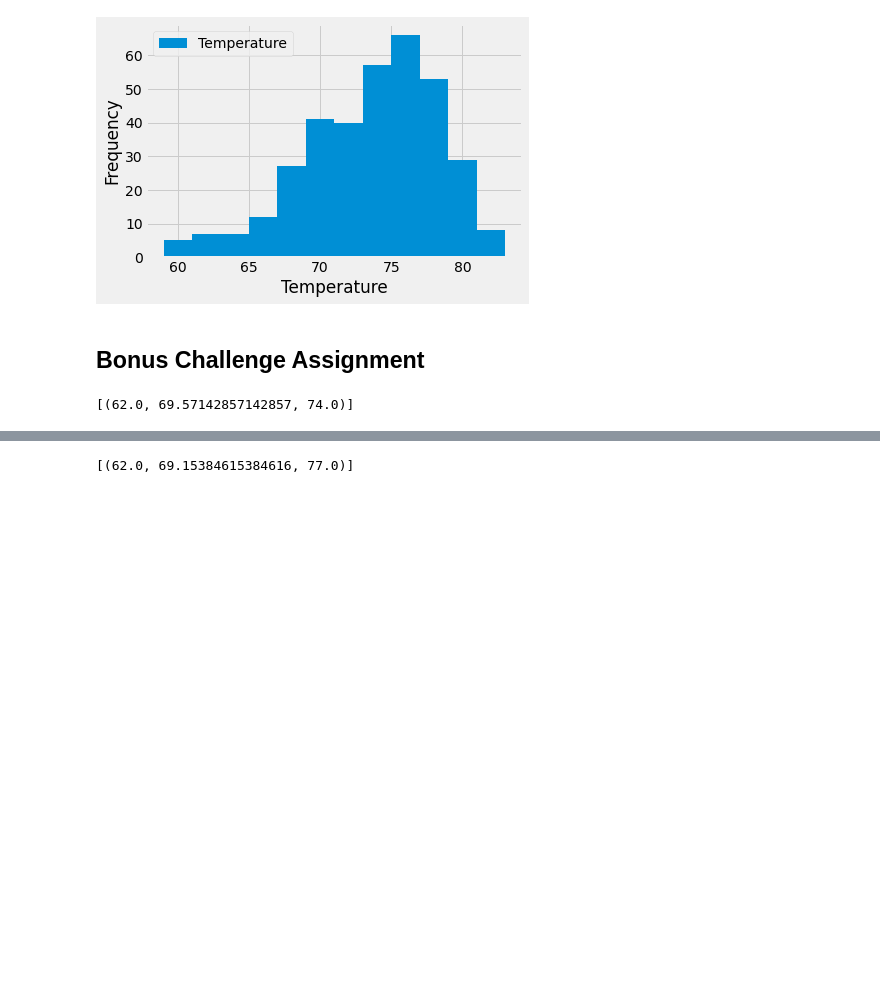
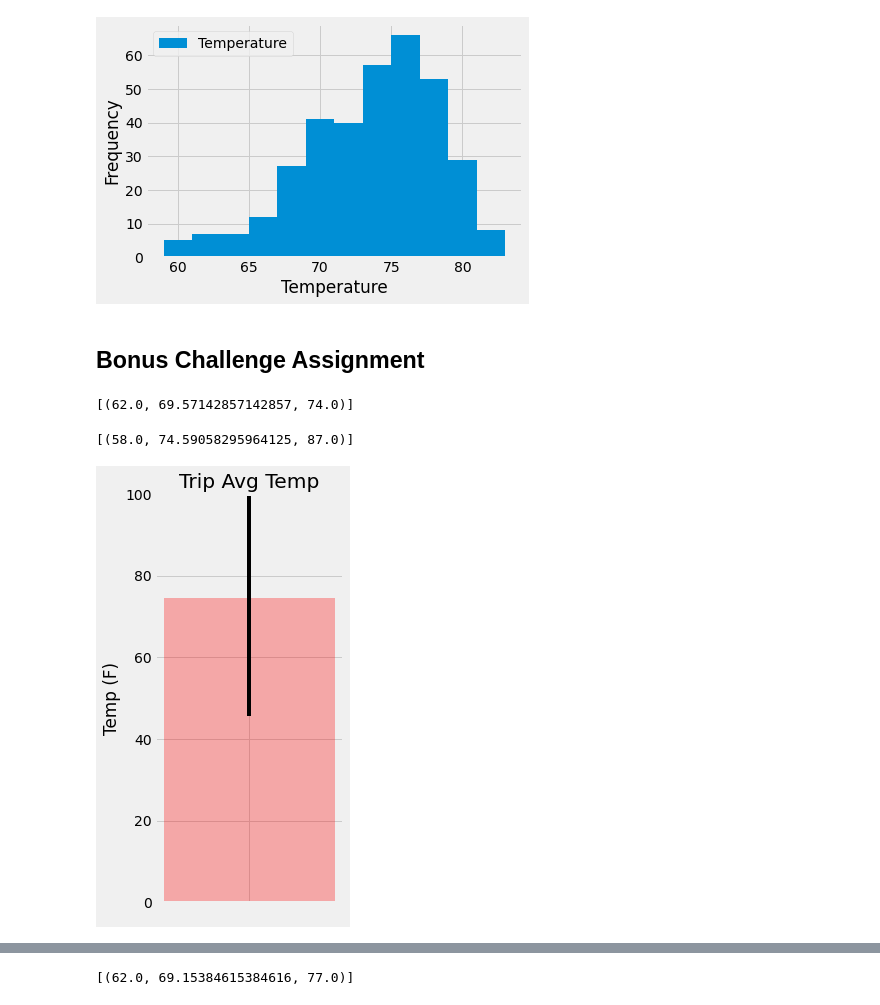
Before and after one commit to Kylmalcolm/sqlalchemy_challenge, a Jupyter notebook: climate_final.ipynb, the cells around one changed output, grey strips where cells are left out. Drawn from its saved outputs; the diff is of its cells as text; code cells hidden in the pictures; blank space fills up the shorter version.

```diff
--- a/climate_starter.ipynb
+++ b/climate_final.ipynb
@@ -167,11 +167,33 @@ print(calc_temps('2012-02-28', '2012-03-05'))
 # %%
 # Use your previous function `calc_temps` to calculate the tmin, tavg, and tmax
 # for your trip using the previous year's data for those same dates.
+last_year_data = calc_temps(start_date, last_date)
+print(last_year_data)
+# %% [output]
+[(58.0, 74.59058295964125, 87.0)]
 # %%
 # Plot the results from your previous query as a bar chart.
 # Use "Trip Avg Temp" as your Title
 # Use the average temperature for the y value
 # Use the peak-to-peak (tmax-tmin) value as the y error bar (yerr)
+
+# Create bars
+
+tmin = last_year_data[0][0]
+tave = last_year_data[0][1]
+tmax = last_year_data[0][2]
+
+error = (tmax-tmin) #not sure why the error bar is showing up inaccurately
+
+plt.figure(figsize=(3,7))
+plt.bar(" ", height=tave, color='red', alpha=.3, yerr=error)
+plt.ylim(0,100)
+
+plt.title("Trip Avg Temp")
+plt.ylabel("Temp (F)")
+plt.show()
+# %% [output]
+[figure, added]
 # %%
 # Calculate the total amount of rainfall per weather station for your trip dates using the previous year's matching dates.
 # Sort this in descending order by precipitation amount and list the station, name, latitude, longitude, and elevation
```
Also changed, not shown: parts of 1 cell of this notebook.
